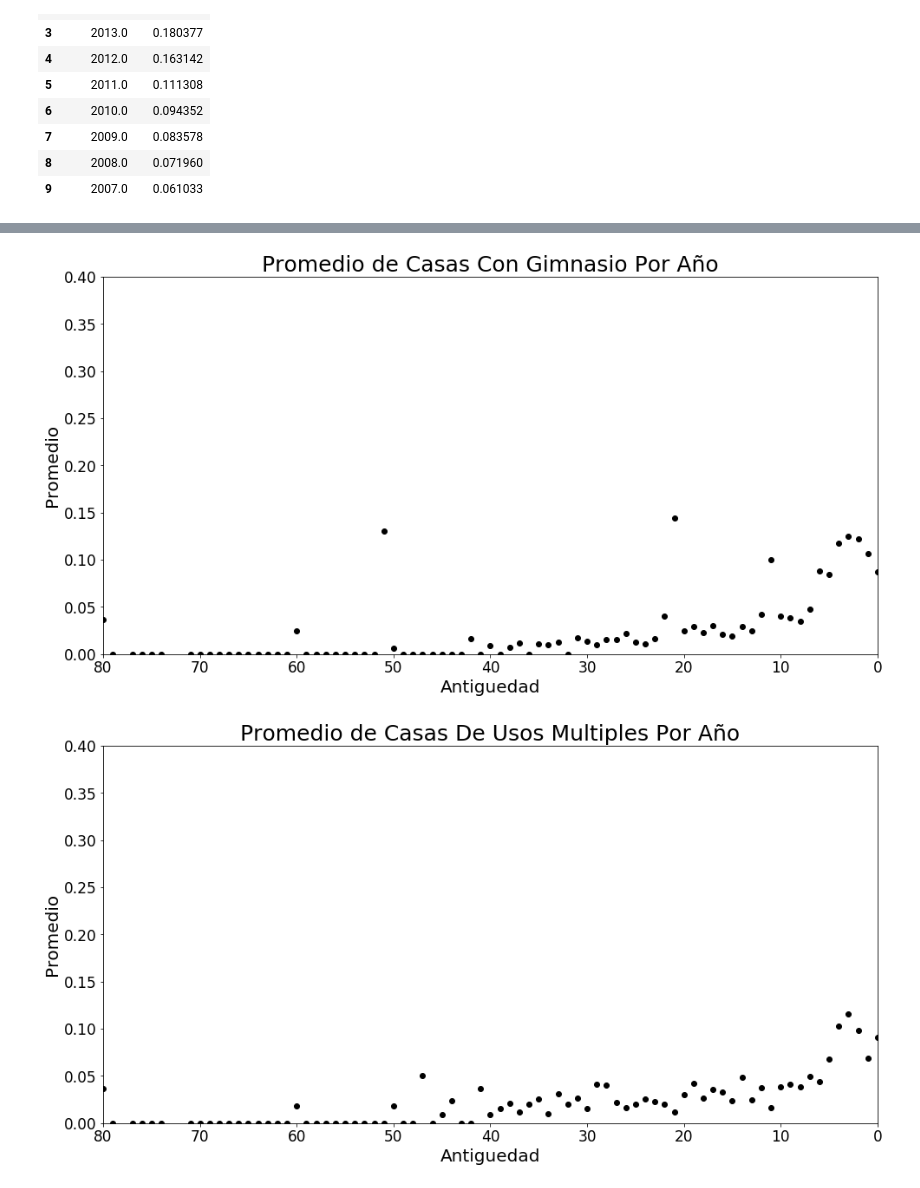
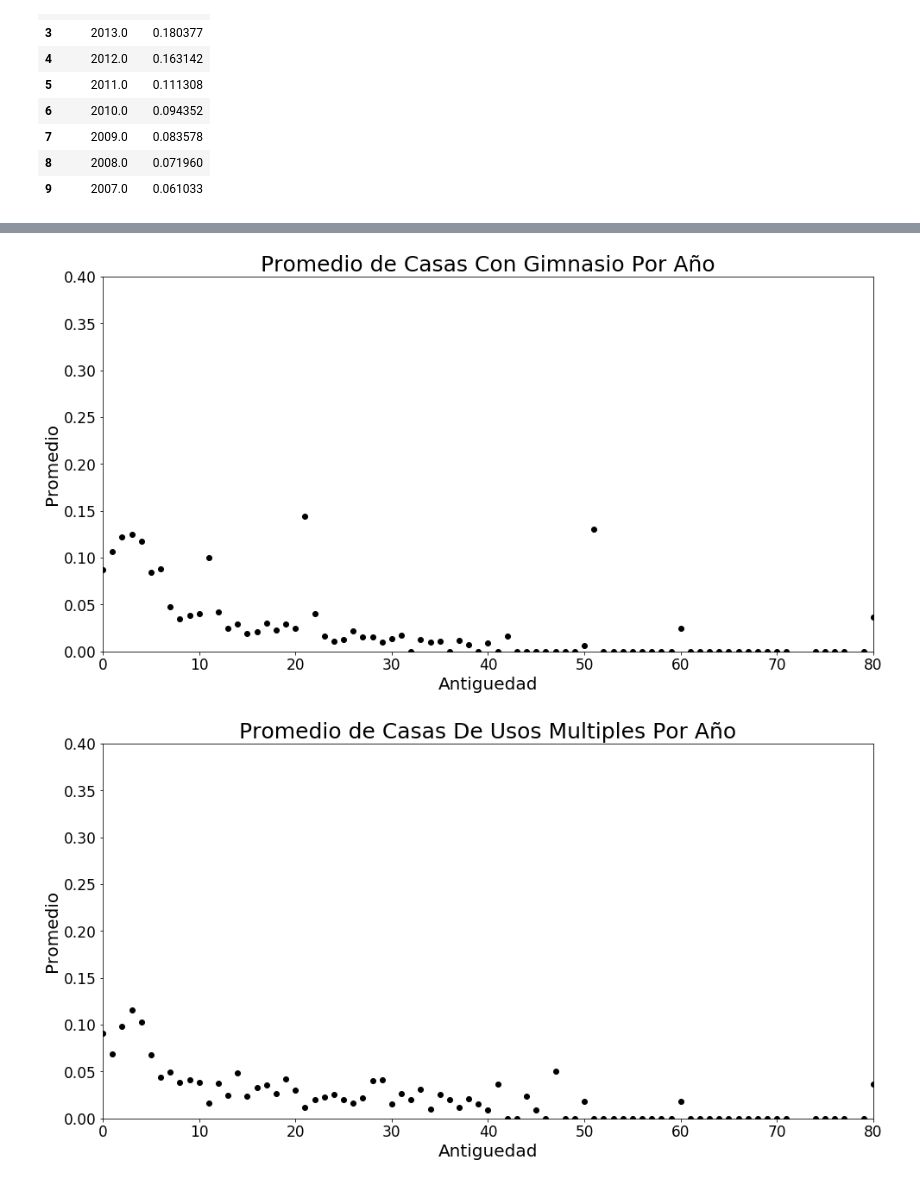
Before and after one commit to komod0/TPs-Org.Datos, a Jupyter notebook: tp1/nbandres.ipynb, the cells around one changed output, grey strips where cells are left out. Saved outputs shown, nothing was run; the diff lists cells and outputs as text; code cells hidden in the pictures.

```diff
--- a/tp1/nbandres.ipynb
+++ b/tp1/nbandres.ipynb
@@ -1139,7 +1139,7 @@ plt.tick_params(axis='both', which='minor', labelsize = 17)
 
 # Límites para cada coordenada
 plt.ylim([0, 0.4]);
-plt.xlim([80, 0]);
+plt.xlim([0, 80]);
 
 #plt.xlim([-116, -86]);
 
@@ -1147,7 +1147,7 @@ plt.xlim([80, 0]);
 # Tipo de gráfico
 plt.plot(x, 'o', color='black');
 # %% [output]
-[figure, old version]
+[figure, new version]
 # %%
 UsosMultiplesSegunAños=dfok.groupby(['Antiguedad']).agg({"TieneUsosMultiples" :['mean']})
 # %%
@@ -1157,32 +1157,32 @@ Antiguedad=UsosMultiplesSegunAños.index
 # Variables a graficar
 y = Antiguedad
 x = PromedioUsosMultiples
 
 # Tamaño del gráfico
 fig, ax = plt.subplots(figsize = (16, 8))
 
 # Tamaño de los títulos de los ejes
 plt.ylabel("Promedio", fontsize = 20);
 plt.xlabel("Antiguedad", fontsize = 20);
 
 # Título
 plt.title("Promedio de Casas De Usos Multiples Por Año", fontsize = 25)
 
 # Tamaño de las letras de los ejes
 plt.tick_params(axis='both', which='major', labelsize = 17)
 plt.tick_params(axis='both', which='minor', labelsize = 17)
 
 # Rotar ejes
 #plt.xticks(rotation = 90)
 
 # Límites para cada coordenada
 plt.ylim([0, 0.4]);
-plt.xlim([80, 0]);
+plt.xlim([0, 80]);
 
 #plt.xlim([-116, -86]);
 
 
 # Tipo de gráfico
 plt.plot(x, 'o', color='black');
 # %% [output]
-[figure, old version]
+[figure, new version]
```
Also changed, not shown: parts of 1 cell of this notebook.
